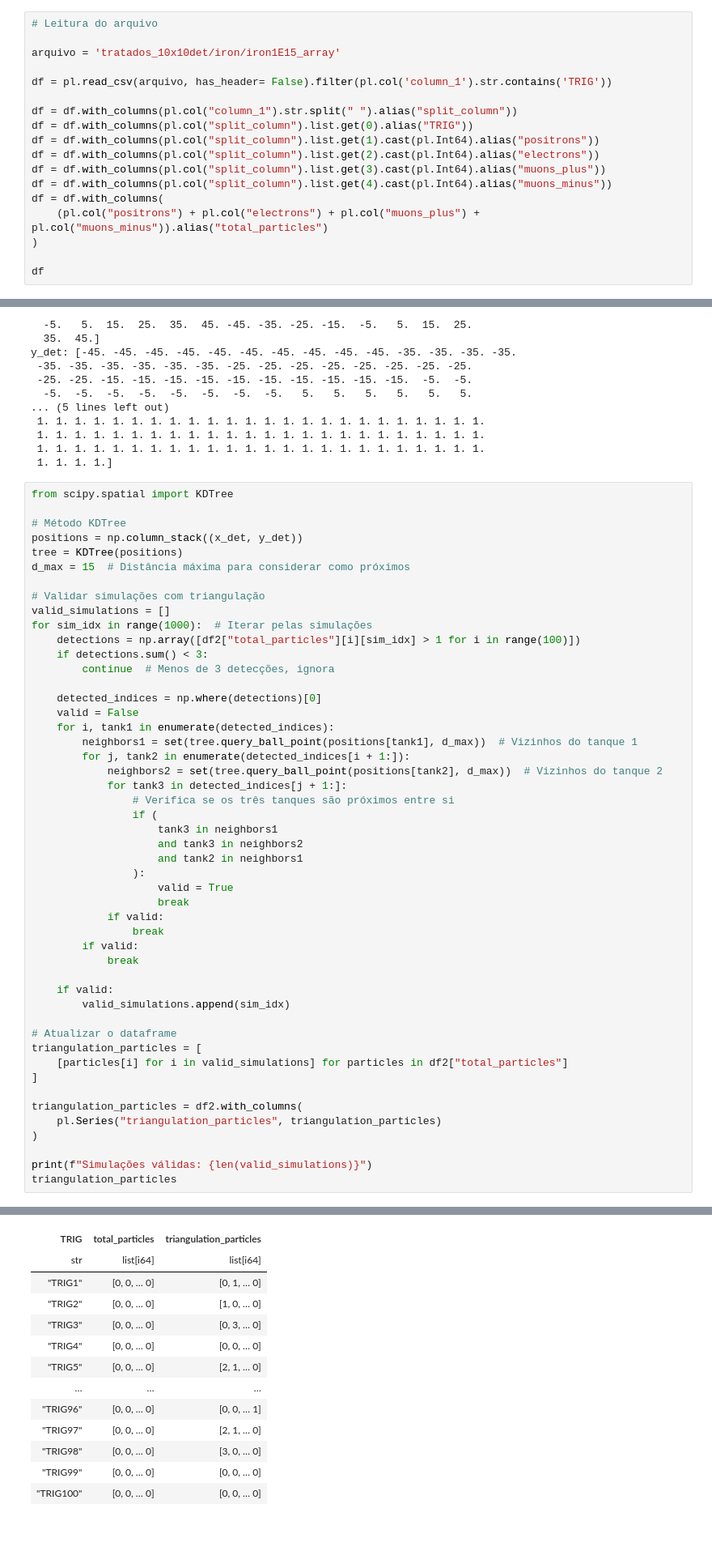
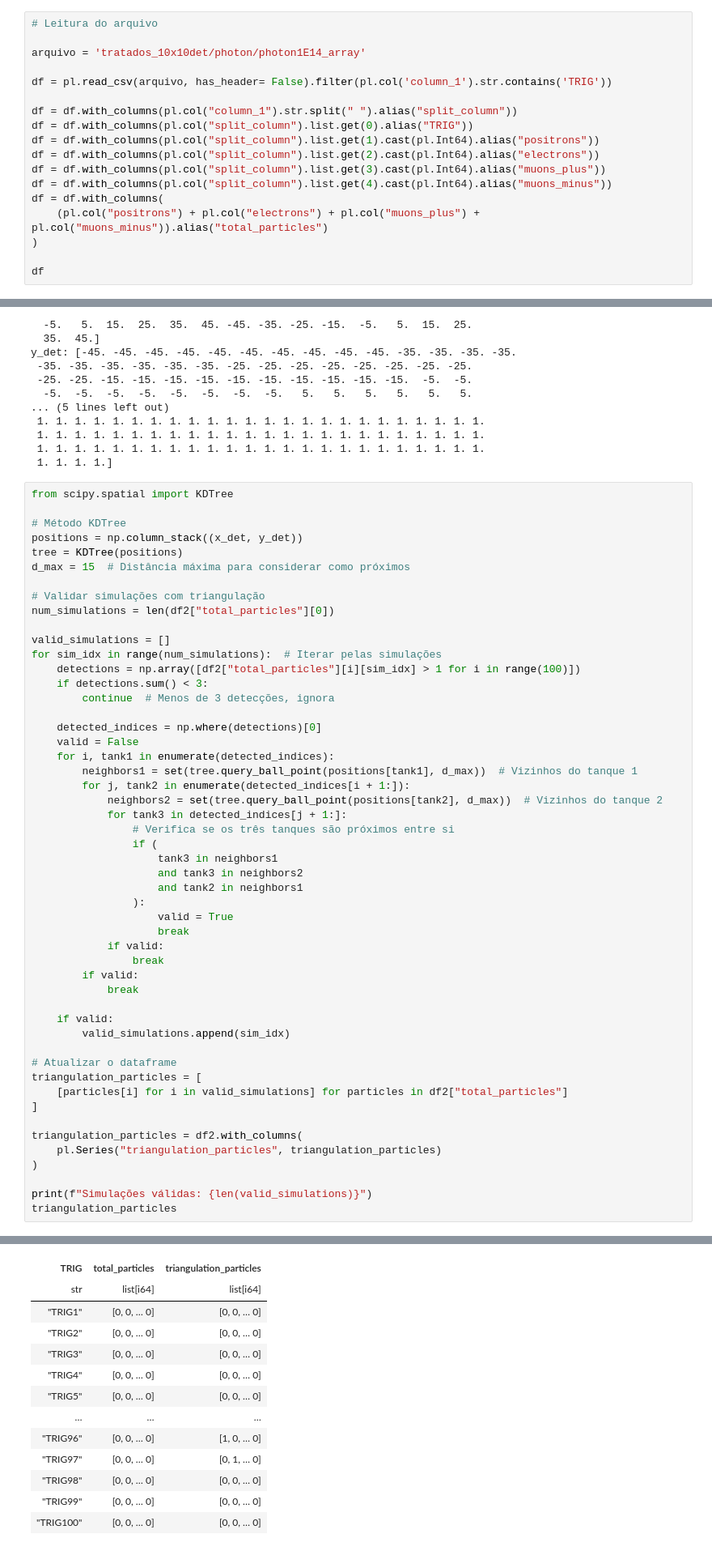
Before and after one commit to lucas-orfei/mestrado, a Jupyter notebook: array_10x10.ipynb, the cells around one changed output, grey strips where cells are left out. Shown at 81% size. Saved outputs shown, nothing was run; the diff lists cells and outputs as text.

```diff
--- a/array_10x10.ipynb
+++ b/array_10x10.ipynb
@@ -6,7 +6,7 @@ import seaborn as sns
 # %%
 # Leitura do arquivo
 
-arquivo = 'tratados_10x10det/iron/iron1E15_array'
+arquivo = 'tratados_10x10det/photon/photon1E14_array'
 
 df = pl.read_csv(arquivo, has_header= False).filter(pl.col('column_1').str.contains('TRIG'))
 
@@ -121,8 +121,10 @@ tree = KDTree(positions)
 d_max = 15  # Distância máxima para considerar como próximos
 
 # Validar simulações com triangulação
+num_simulations = len(df2["total_particles"][0])
+
 valid_simulations = []
-for sim_idx in range(1000):  # Iterar pelas simulações
+for sim_idx in range(num_simulations):  # Iterar pelas simulações
     detections = np.array([df2["total_particles"][i][sim_idx] > 1 for i in range(100)])
     if detections.sum() < 3:
         continue  # Menos de 3 detecções, ignora
@@ -166,15 +168,15 @@ Simulações válidas: 508
 shape: (100, 3)
 | TRIG | total_particles | triangulation_particles |
 | str | list[i64] | list[i64] |
-| "TRIG1" | [0, 0, … 0] | [0, 1, … 0] |
-| "TRIG2" | [0, 0, … 0] | [1, 0, … 0] |
-| "TRIG3" | [0, 0, … 0] | [0, 3, … 0] |
+| "TRIG1" | [0, 0, … 0] | [0, 0, … 0] |
+| "TRIG2" | [0, 0, … 0] | [0, 0, … 0] |
+| "TRIG3" | [0, 0, … 0] | [0, 0, … 0] |
 | "TRIG4" | [0, 0, … 0] | [0, 0, … 0] |
-| "TRIG5" | [0, 0, … 0] | [2, 1, … 0] |
+| "TRIG5" | [0, 0, … 0] | [0, 0, … 0] |
 | … | … | … |
-| "TRIG96" | [0, 0, … 0] | [0, 0, … 1] |
-| "TRIG97" | [0, 0, … 0] | [2, 1, … 0] |
-| "TRIG98" | [0, 0, … 0] | [3, 0, … 0] |
+| "TRIG96" | [0, 0, … 0] | [1, 0, … 0] |
+| "TRIG97" | [0, 0, … 0] | [0, 1, … 0] |
+| "TRIG98" | [0, 0, … 0] | [0, 0, … 0] |
 | "TRIG99" | [0, 0, … 0] | [0, 0, … 0] |
 | "TRIG100" | [0, 0, … 0] | [0, 0, … 0] |
 # %%
```
Also changed, not shown: parts of 9 cells of this notebook.
